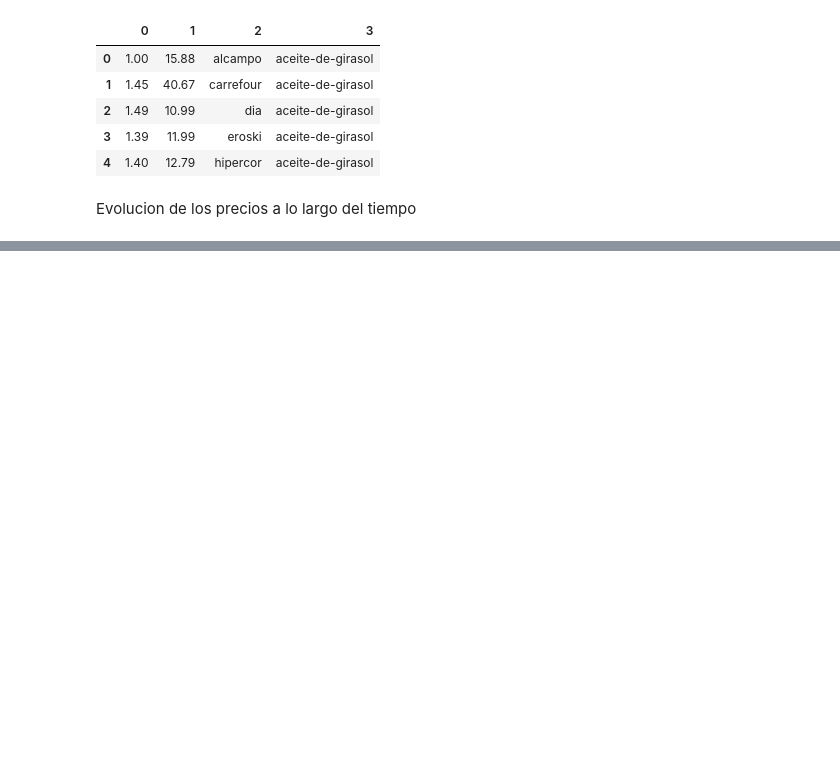
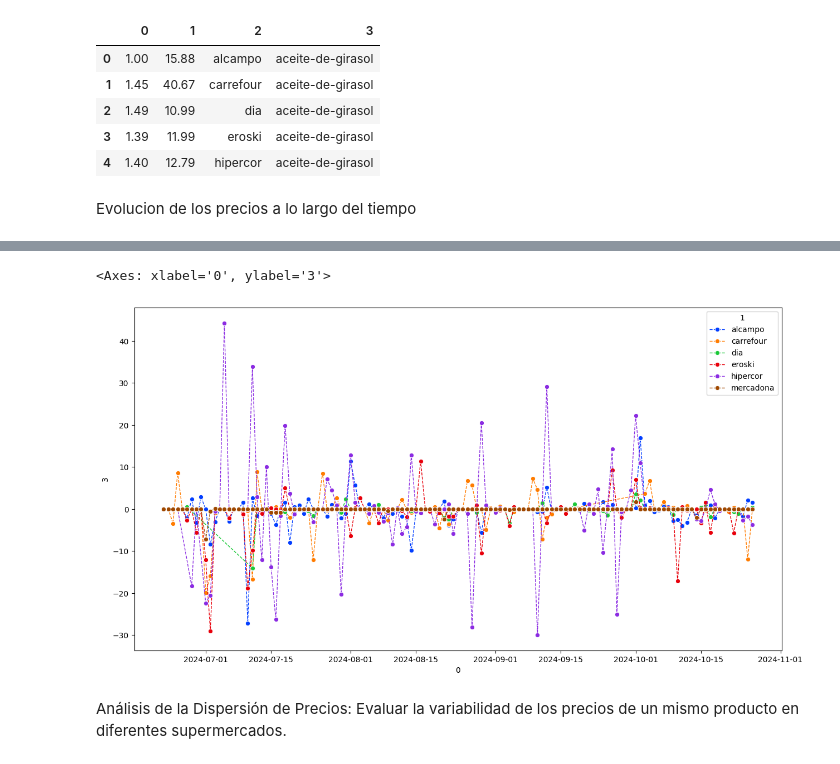
Before and after one commit to ngcarvajall/Proyecto1-AnalisisFacua, a Jupyter notebook: Notebooks/EDA.ipynb, the cells around one changed output, grey strips where cells are left out. Saved outputs shown, nothing was run; the diff lists cells and outputs as text; code cells hidden in the pictures; blank space fills up the shorter version.

```diff
--- a/Notebooks/EDA.ipynb
+++ b/Notebooks/EDA.ipynb
@@ -146,0 +234,16 @@ Evolucion de los precios a lo largo del tiempo
+# %%
+
+
+cursor=conexion.cursor()
+query_anomalias_prueba="""
+SELECT fecha, s.supermercado , c.categoria , sum(dh.variación) AS variacion_precio
+FROM datos_historicos dh
+INNER JOIN supermercado s ON dh.id_supermercado = s.id_supermercado
+INNER JOIN categoria c ON dh.id_categoria = c.id_categoria
+WHERE c.categoria = 'aceite-de-girasol'
+GROUP BY c.categoria , s.supermercado , dh.fecha;
+"""
+cursor.execute(query_precios_anomalias)
+dfanomalias_prueba= pd.DataFrame(cursor.fetchall())
+# %%
+dfanomalias_prueba[0] = pd.to_datetime(dfanomalias_prueba[0])
@@ -146,0 +271,15 @@ Evolucion de los precios a lo largo del tiempo
+# %%
+plt.figure(figsize=(15,8))
+sns.lineplot(x = dfanomalias_prueba[0],
+              y = dfanomalias_prueba[3],
+              hue = dfanomalias_prueba[1],
+               marker = "o",
+                linewidth = 1,
+                palette="bright",
+                linestyle = "dashed",
+                errorbar = None)
+# %% [output]
+<Axes: xlabel='0', ylabel='3'>
+[figure, added]
+# %% [markdown]
+Análisis de la Dispersión de Precios: Evaluar la variabilidad de los precios de un mismo producto en diferentes supermercados.
```
Also changed, not shown: parts of 20 cells of this notebook.
